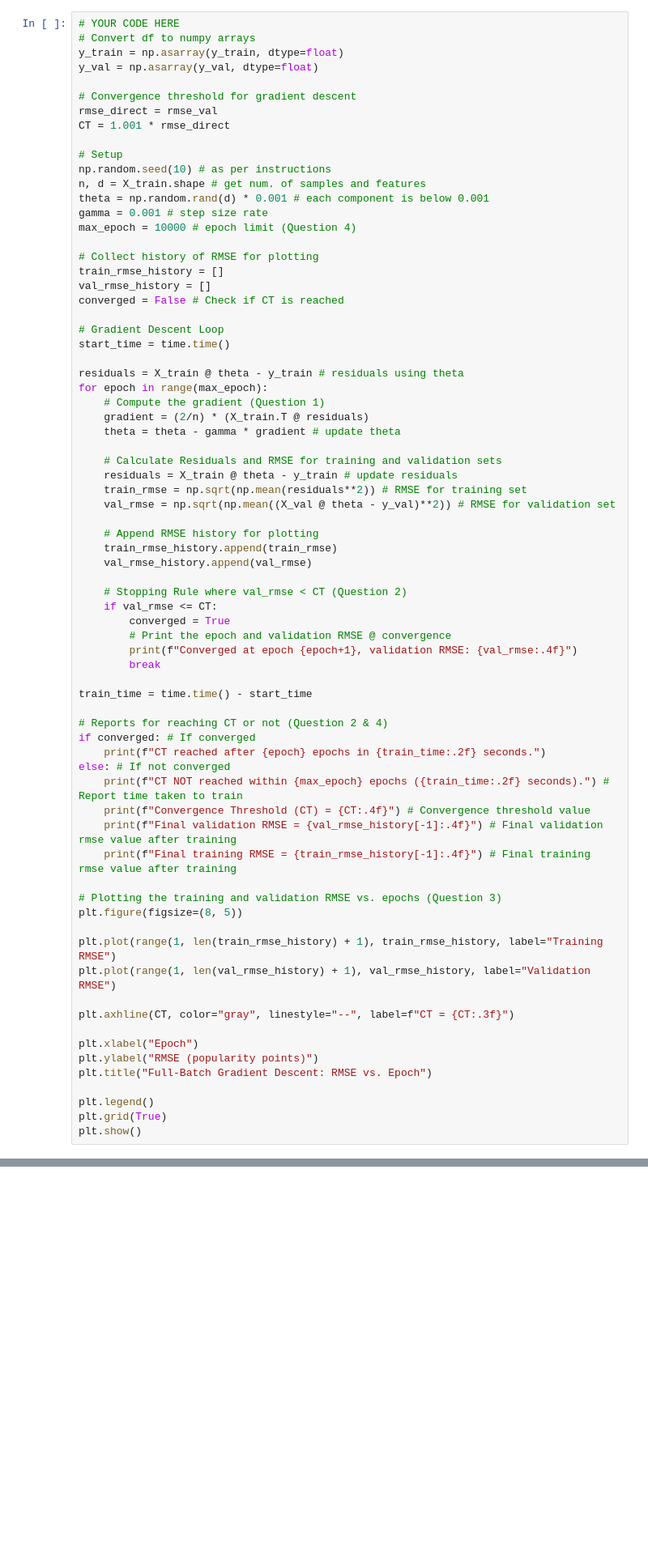
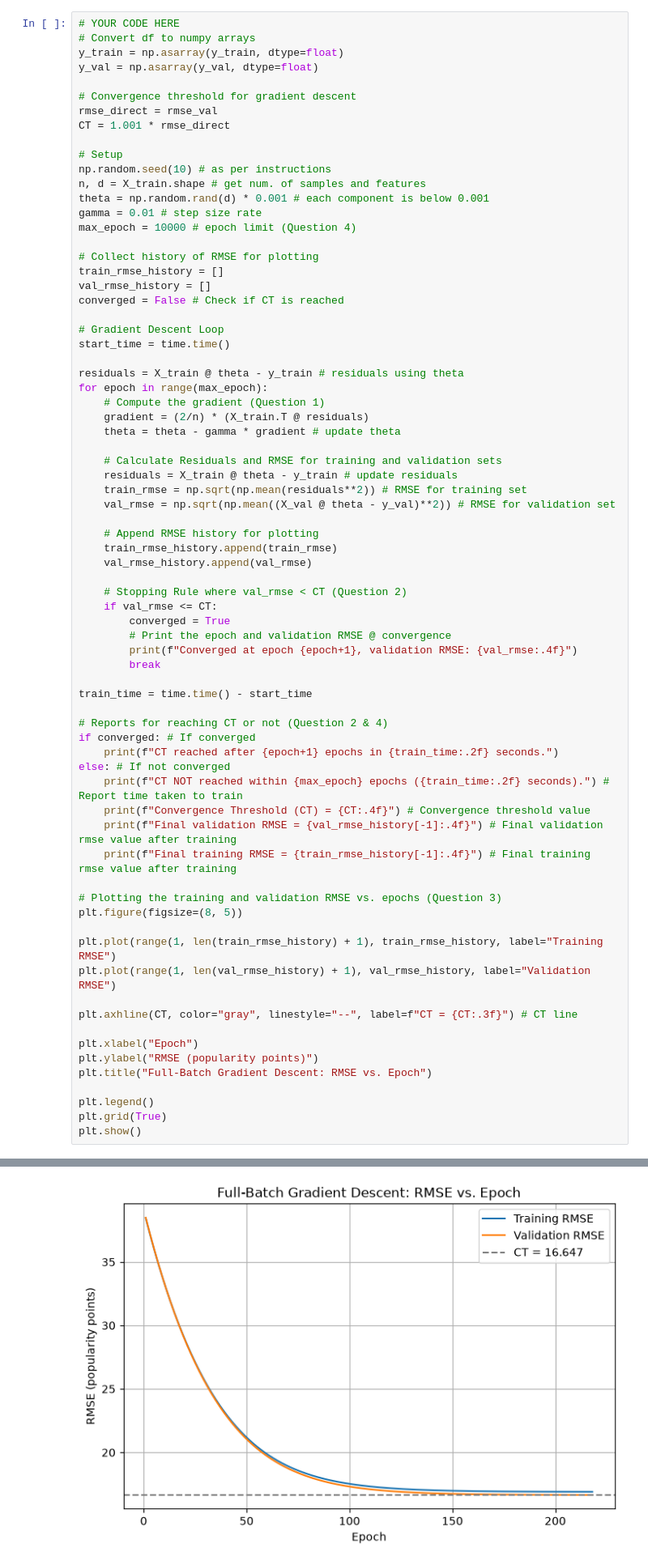
Before and after one commit to AngieCreate/MIE370_Assignment_1_Spotify_Popularity, a Jupyter notebook: Assignment_1_Spotify_Popularity-2.ipynb, the cells around one changed output, grey strips where cells are left out. Shown at 81% size. Cells and saved outputs as stored; diff of their text form; blank space fills up the shorter version.

```diff
--- a/Assignment_1_Spotify_Popularity-2.ipynb
+++ b/Assignment_1_Spotify_Popularity-2.ipynb
@@ -602,7 +605,7 @@ CT = 1.001 * rmse_direct
 np.random.seed(10) # as per instructions
 n, d = X_train.shape # get num. of samples and features
 theta = np.random.rand(d) * 0.001 # each component is below 0.001
-gamma = 0.001 # step size rate
+gamma = 0.01 # step size rate
 max_epoch = 10000 # epoch limit (Question 4)
 
 # Collect history of RMSE for plotting
@@ -639,7 +642,7 @@ train_time = time.time() - start_time
 
 # Reports for reaching CT or not (Question 2 & 4)
 if converged: # If converged
-    print(f"CT reached after {epoch} epochs in {train_time:.2f} seconds.")
+    print(f"CT reached after {epoch+1} epochs in {train_time:.2f} seconds.")
 else: # If not converged
     print(f"CT NOT reached within {max_epoch} epochs ({train_time:.2f} seconds).") # Report time taken to train
     print(f"Convergence Threshold (CT) = {CT:.4f}") # Convergence threshold value
@@ -652,7 +655,7 @@ plt.figure(figsize=(8, 5))
 plt.plot(range(1, len(train_rmse_history) + 1), train_rmse_history, label="Training RMSE")
 plt.plot(range(1, len(val_rmse_history) + 1), val_rmse_history, label="Validation RMSE")
 
-plt.axhline(CT, color="gray", linestyle="--", label=f"CT = {CT:.3f}")
+plt.axhline(CT, color="gray", linestyle="--", label=f"CT = {CT:.3f}") # CT line
 
 plt.xlabel("Epoch")
 plt.ylabel("RMSE (popularity points)")
@@ -661,3 +664,4 @@ plt.title("Full-Batch Gradient Descent: RMSE vs. Epoch")
 plt.legend()
 plt.grid(True)
 plt.show()
+# %% [output]
@@ -664,3 +670,4 @@ plt.show()
+[figure, added]
 # %% [markdown]
 ## Part 4 — Mini-Batch and Stochastic Gradient Descent [24 marks]
 
```
Also changed, not shown: parts of 9 cells of this notebook.
